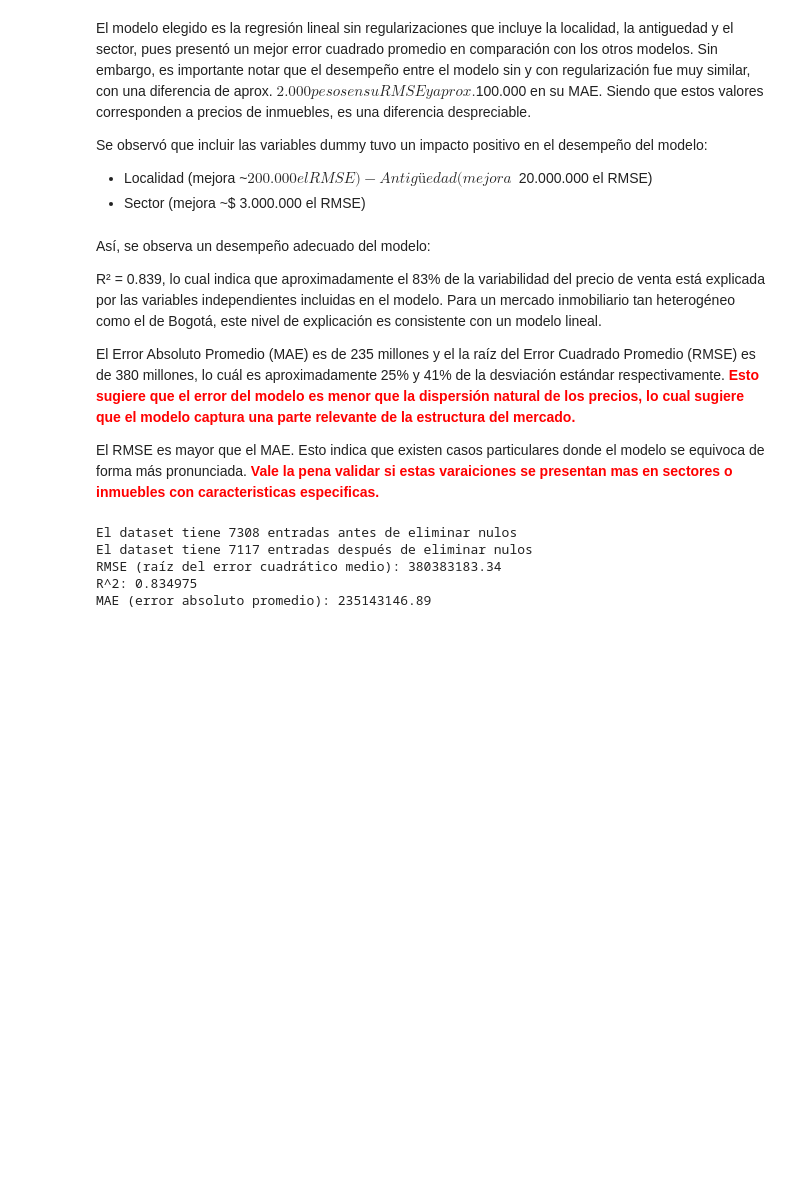
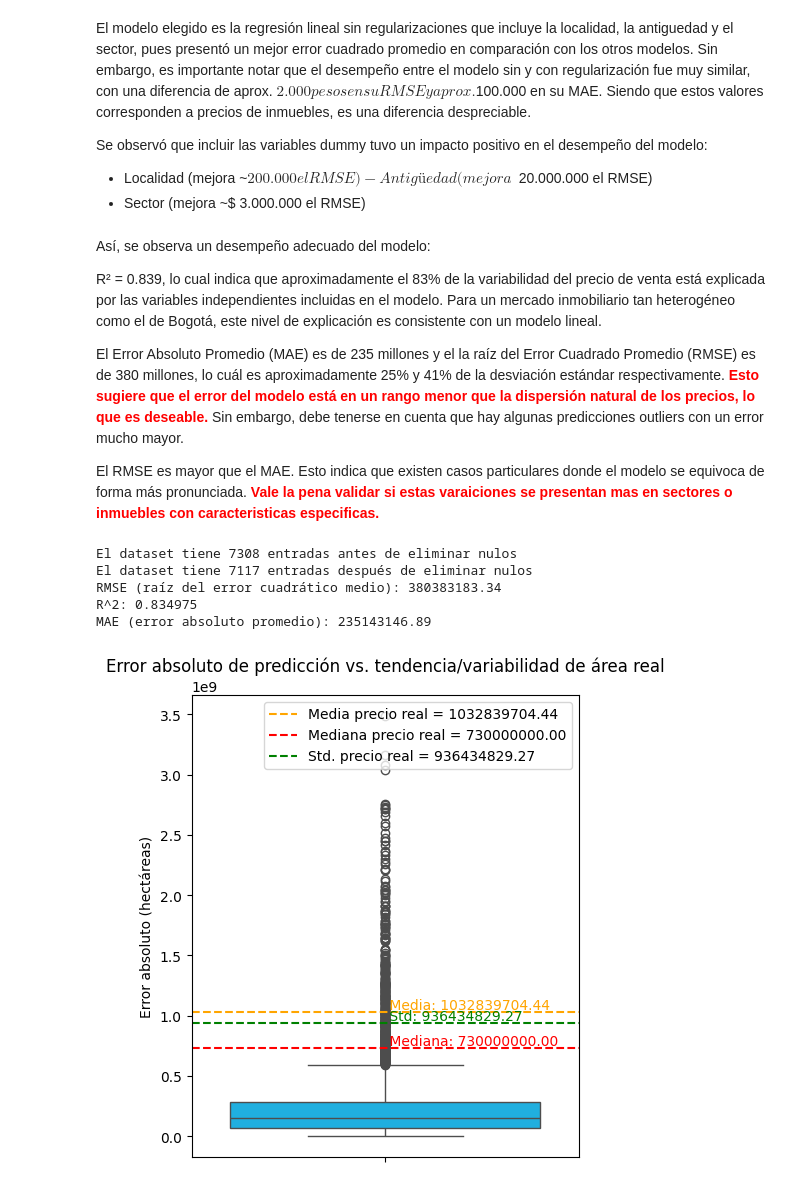
Before and after one commit to Traintain/MINE4101-202520-Taller2, a Jupyter notebook: taller.ipynb, the cells around one changed output. Cells and saved outputs as stored; diff of their text form; code cells hidden in the pictures; blank space fills up the shorter version.

```diff
--- a/taller.ipynb
+++ b/taller.ipynb
@@ -877,8 +877,8 @@ Así, se observa un desempeño adecuado del modelo:
 
 R² = 0.839, lo cual indica que aproximadamente el 83% de la variabilidad del precio de venta está explicada por las variables independientes incluidas en el modelo. Para un mercado inmobiliario tan heterogéneo como el de Bogotá, este nivel de explicación es consistente con un modelo lineal.
 
-El Error Absoluto Promedio (MAE) es de 235 millones y el la raíz del Error Cuadrado Promedio (RMSE) es de 380 millones, lo cuál es aproximadamente 25% y 41% de la desviación estándar respectivamente. <span style="color:red; font-weight:bold;">Esto sugiere que el error del modelo es menor que la dispersión natural de los precios, lo cual sugiere que el modelo captura una parte relevante de la estructura del mercado.
- </span>
+El Error Absoluto Promedio (MAE) es de 235 millones y el la raíz del Error Cuadrado Promedio (RMSE) es de 380 millones, lo cuál es aproximadamente 25% y 41% de la desviación estándar respectivamente. <span style="color:red; font-weight:bold;">Esto sugiere que el error del modelo está en un rango menor que la dispersión natural de los precios, lo que es deseable.
+ </span> Sin embargo, debe tenerse en cuenta que hay algunas predicciones outliers con un error mucho mayor.
 
 El RMSE es mayor que el MAE. Esto indica que existen casos particulares donde el modelo se equivoca de forma más pronunciada. <span style="color:red; font-weight:bold;">Vale la pena validar si estas varaiciones se presentan mas en sectores o inmuebles con caracteristicas especificas. </span>
 # %%
@@ -889,6 +889,30 @@ El dataset tiene 7117 entradas después de eliminar nulos
 RMSE (raíz del error cuadrático medio): 380383183.34
 R^2: 0.834975
 MAE (error absoluto promedio): 235143146.89
+# %%
+# Boxplot de errores absolutos contra medias y dispersión de area_capped
+errores_absolutos = np.abs(y_valid - y_valid_pred)
+media_precio = y_valid.mean()
+mediana_precio = y_valid.median()
+std_precio = y_valid.std()
+
+plt.figure(figsize=(5,6))
+sns.boxplot(y=errores_absolutos, color='deepskyblue')
+plt.title('Error absoluto de predicción vs. tendencia/variabilidad de área real')
+plt.ylabel('Error absoluto (hectáreas)')
+
+plt.axhline(media_precio, color='orange', linestyle='--', label=f"Media precio real = {media_precio:.2f}")
+plt.axhline(mediana_precio, color='red', linestyle='--', label=f"Mediana precio real = {mediana_precio:.2f}")
+plt.axhline(std_precio, color='green', linestyle='--', label=f"Std. precio real = {std_precio:.2f}")
+
+plt.text(0, media_precio, f" Media: {media_precio:.2f}", color='orange', va='bottom')
+plt.text(0, mediana_precio, f" Mediana: {mediana_precio:.2f}", color='red', va='bottom')
+plt.text(0, std_precio, f" Std: {std_precio:.2f}", color='green', va='bottom')
+
+plt.legend()
+plt.show()
+# %% [output]
+[figure, added]
 # %%
 # Análisis de residuos
 
```
Also changed, not shown: parts of 19 cells of this notebook.
